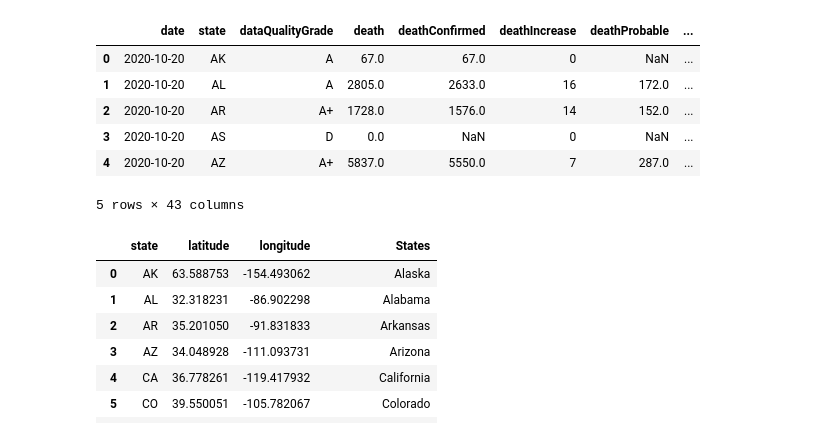
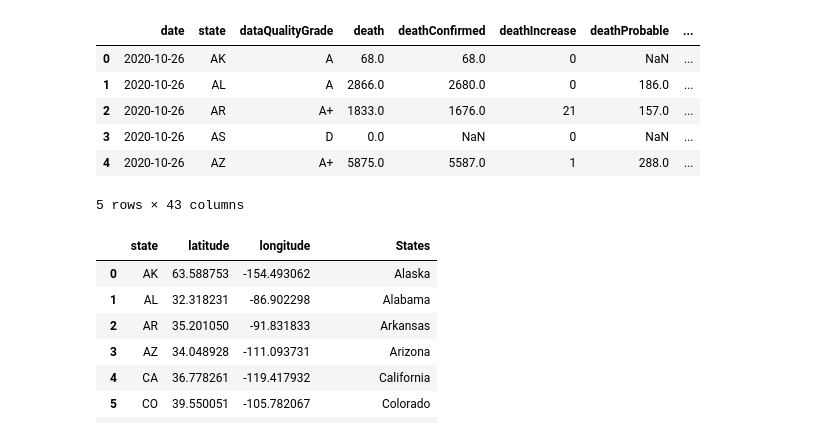
Before and after one commit to carrillofatima/UCI_Project-1_Group, a Jupyter notebook: Combine_dataframe.ipynb, the cells around one changed output. Saved outputs shown, nothing was run; the diff lists cells and outputs as text; code cells hidden in the pictures.

```diff
--- a/Combine_dataframe.ipynb
+++ b/Combine_dataframe.ipynb
@@ -7,23 +7,23 @@ import matplotlib.pyplot as plt
 import numpy as np
 # %%
 # variable to hold csv
-covidtrack_to_load = "Resources/all-states-history 10-20-2020.csv"
+covidtrack_to_load = "Resources/all-states-history 10-26-2020.csv"
 NYtimes_to_load = "Resources/data from NYT 10-20-2020.csv"
 
 keyfile = 'Resources/state_abbr list.csv'
 keydf = pd.read_csv(keyfile)
 
 # Read Purchasing File and store into Pandas data frame
 covidtrack_data = pd.read_csv(covidtrack_to_load)
 NYtimes_data = pd.read_csv(NYtimes_to_load)
 covidtrack_data.head()
 # %% [output]
 |  | date | state | dataQualityGrade | death | deathConfirmed | deathIncrease | deathProbable | ... |
-| 0 | 2020-10-20 | AK | A | 67.0 | 67.0 | 0 | NaN | ... |
-| 1 | 2020-10-20 | AL | A | 2805.0 | 2633.0 | 16 | 172.0 | ... |
-| 2 | 2020-10-20 | AR | A+ | 1728.0 | 1576.0 | 14 | 152.0 | ... |
-| 3 | 2020-10-20 | AS | D | 0.0 | NaN | 0 | NaN | ... |
-| 4 | 2020-10-20 | AZ | A+ | 5837.0 | 5550.0 | 7 | 287.0 | ... |
+| 0 | 2020-10-26 | AK | A | 68.0 | 68.0 | 0 | NaN | ... |
+| 1 | 2020-10-26 | AL | A | 2866.0 | 2680.0 | 0 | 186.0 | ... |
+| 2 | 2020-10-26 | AR | A+ | 1833.0 | 1676.0 | 21 | 157.0 | ... |
+| 3 | 2020-10-26 | AS | D | 0.0 | NaN | 0 | NaN | ... |
+| 4 | 2020-10-26 | AZ | A+ | 5875.0 | 5587.0 | 1 | 288.0 | ... |
 5 rows × 43 columns
 # %%
 state_coord_df = pd.read_csv('Resources/state_geocoord.csv', header=0)
```
Also changed, not shown: parts of 25 cells of this notebook, 2 other files.
